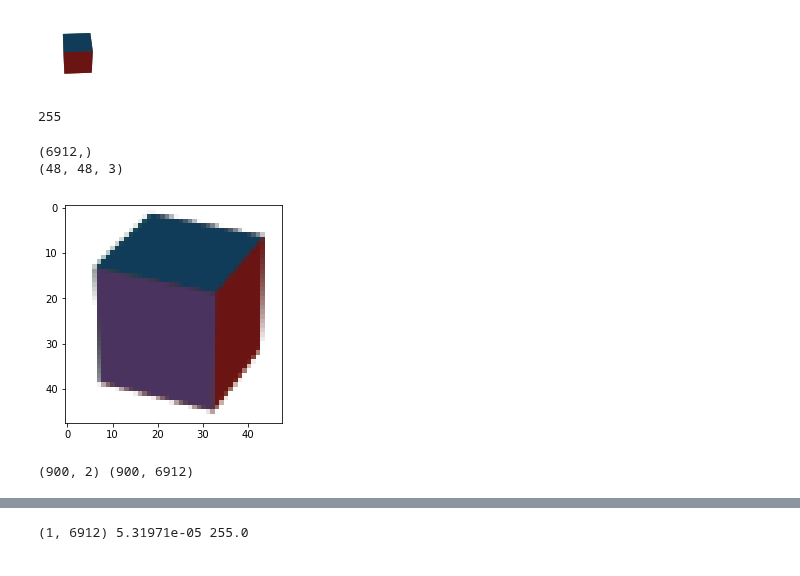
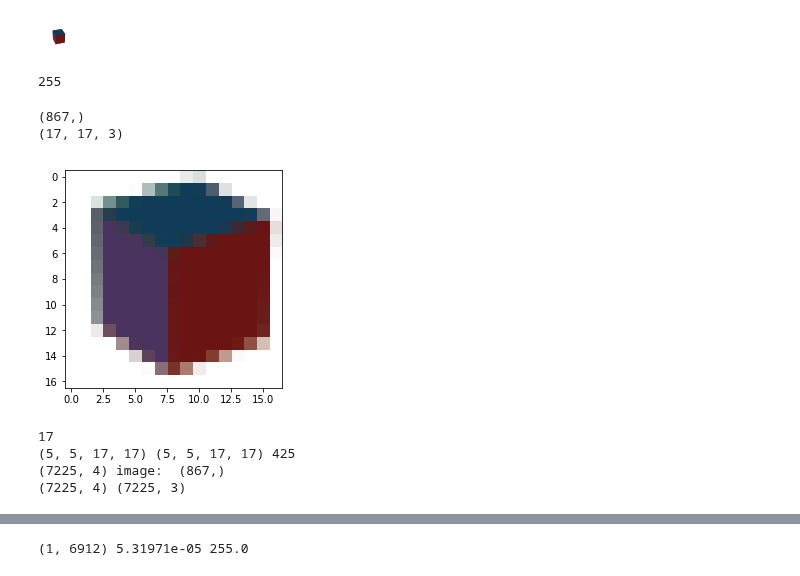
Before and after one commit to msakuta/notebooks, a Jupyter notebook: ChainerImage3D.ipynb, the cells around one changed output, grey strips where cells are left out. Cells and saved outputs as stored; diff of their text form; code cells hidden in the pictures.

```diff
--- a/ChainerImage3D.ipynb
+++ b/ChainerImage3D.ipynb
@@ -20,40 +20,40 @@ points = np.array([[-1, -1, -1],
                       [1, 1, -1],
                       [-1, 1, -1],
                       [-1, -1, 1],
                       [1, -1, 1 ],
                       [1, 1, 1],
                       [-1, 1, 1]])
 
-fig = plt.figure(figsize=(1,1))
+fig = plt.figure(figsize=(0.35,0.35))
 canvas = FigureCanvas(fig)
 ax = fig.add_subplot(111, projection='3d')
 r = [-1,1]
 X, Y = np.meshgrid(r, r)
 ax.plot_surface(X,Y,1)
 ax.plot_surface(X,Y,-1)
 ax.plot_surface(X,-1,Y)
 ax.plot_surface(X,1,Y)
 ax.plot_surface(1,X,Y)
 ax.plot_surface(-1,X,Y)
 plt.axis('off')
 def get_yaw(i):
-    return i * np.pi / 2 / 30
-def get_pitch(i): return i * np.pi / 4 / 30
-yaw_angles = get_yaw(np.arange(30))
-pitch_angles = get_pitch(np.arange(30))
+    return i * np.pi / 2 / 5
+def get_pitch(i): return i * np.pi / 4 / 5
+yaw_angles = get_yaw(np.arange(5))
+pitch_angles = get_pitch(np.arange(5))
 yaw_mat, pitch_mat = np.meshgrid(yaw_angles, pitch_angles)
 images = []
 for pitch in pitch_angles:
     for yaw in yaw_angles:
         ax.view_init(pitch * 180 / np.pi, yaw * 180 / np.pi)
         canvas.draw()
         rawimage = np.fromstring(canvas.tostring_rgb(), dtype='uint8')
         image = rawimage.reshape((int(np.sqrt(len(rawimage) // 3)), -1, 3))
-        cropimage = image[12:-12, 12:-12, :]
+        cropimage = image[4:-4, 4:-4, :]
         rawcropimage = np.array(cropimage.flat)
         images.append(rawcropimage)
 # %% [output]
-[figure, old version]
+[figure, new version]
 # %%
 print(np.array(images).max())
 # %% [output]
@@ -69,9 +69,9 @@ def plotimg(yaw,pitch):
 
 interact(plotimg, yaw=(0,len(yaw_angles)-1,1), pitch=(0,len(pitch_angles)-1,1));
 # %% [output]
-(6912,)
-(48, 48, 3)
+(867,)
+(17, 17, 3)
-[figure, old version]
+[figure, new version]
 # %%
 class Regressor(chainer.Chain):
     def __init__(self, outputs=1, n_units=128):
@@ -142,15 +146,15 @@ def run_train(trainx, trainy, epoch=10000, report_period=100, report_period_seco
 
     return model, loss_hist, optimizer
 # %%
-use_flat = False
+use_flat = True
 if use_flat:
     x = y = range(int(np.sqrt(len(images[0]) // 3)))
     print(len(x))
-    A, X, Y = np.meshgrid(angles, x, y)
+    A, P, X, Y = np.meshgrid(yaw_angles, pitch_angles, x, y)
     print(X.shape, Y.shape, A.shape[0] * A.shape[1] * A.shape[2])
-    fXY = np.vstack([A.flat, np.array(X.flat), np.array(Y.flat)])
-    trainx = np.array(fXY, dtype=np.float32).T / max(angles)
-    print(fXY[1:,:].shape, 'image: ', images[0].shape)
+    APXY = np.vstack([A.flat, P.flat, np.array(X.flat), np.array(Y.flat)]).astype(np.float32).T
+    trainx = APXY
+    print(APXY.shape, 'image: ', images[0].shape)
     imageXY = np.zeros((trainx.shape[0],3))
     i = 0
     for image in images:
@@ -162,7 +166,10 @@ else:
     trainy = np.array(images, dtype=np.float32)
 print(trainx.shape, trainy.shape)
 # %% [output]
-(900, 2) (900, 6912)
+17
+(5, 5, 17, 17) (5, 5, 17, 17) 425
+(7225, 4) image:  (867,)
+(7225, 4) (7225, 3)
 # %%
 model, loss_hist, optimizer = run_train(trainx, trainy, epoch=1000, report_period=10, report_period_seconds=5, regularize=0.00001)
 # %% [output]
```
Also changed, not shown: parts of 7 cells of this notebook.
